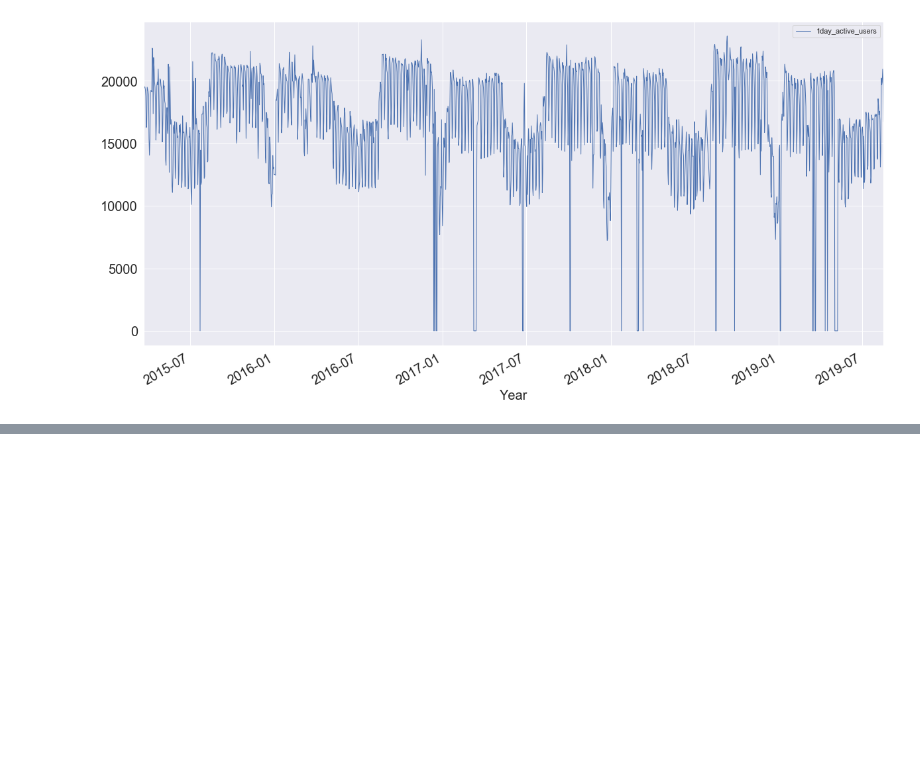
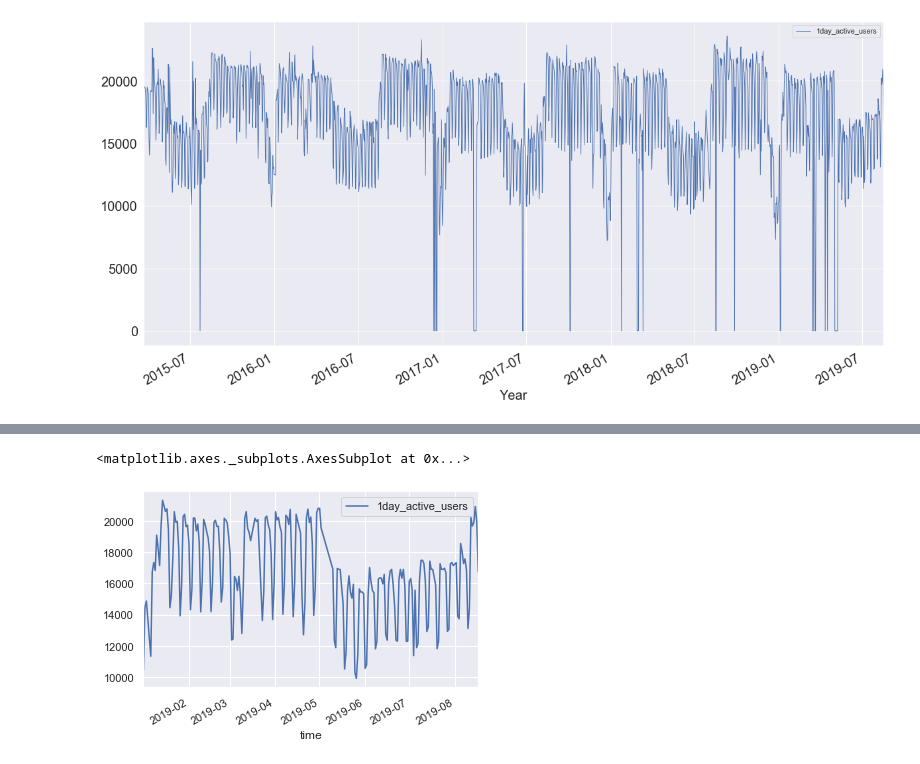
Before and after one commit to UNCG-CSE/G_Suite_Metrics, a Jupyter notebook: src/Henry/Gmail Analysis/One Day Users Metric.ipynb, the cells around one changed output, grey strips where cells are left out. Cells and saved outputs as stored; diff of their text form; code cells hidden in the pictures; blank space fills up the shorter version.

```diff
--- a/src/Henry/Gmail Analysis/One Day Users Metric.ipynb
+++ b/src/Henry/Gmail Analysis/One Day Users Metric.ipynb
@@ -77,0 +95,5 @@ KeyError: '2017'
+# %%
+data.loc['2019'].plot()
+# %% [output]
+<matplotlib.axes._subplots.AxesSubplot at 0x...>
+[figure, added]
```
Also changed, not shown: parts of 20 cells of this notebook.
